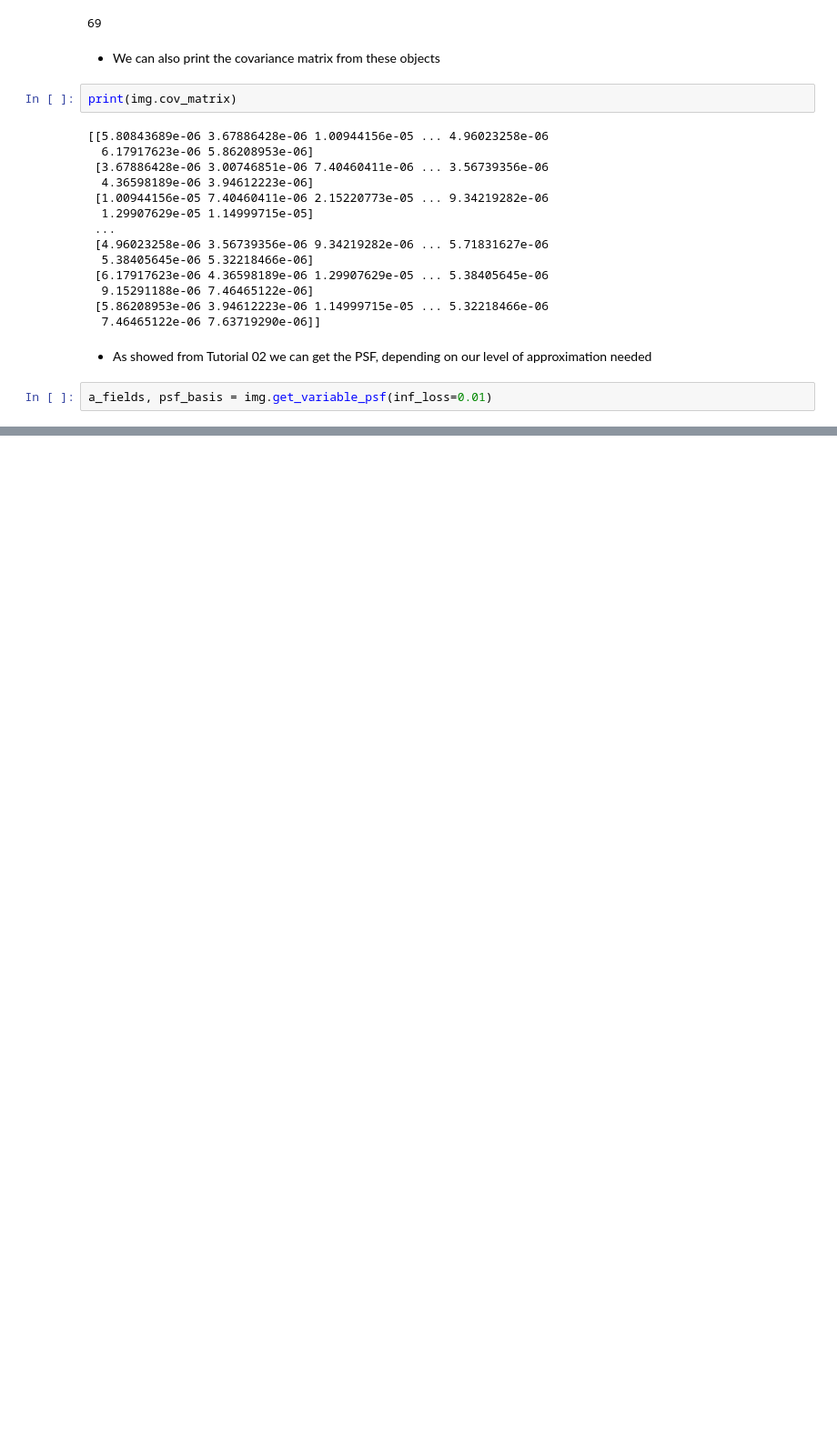
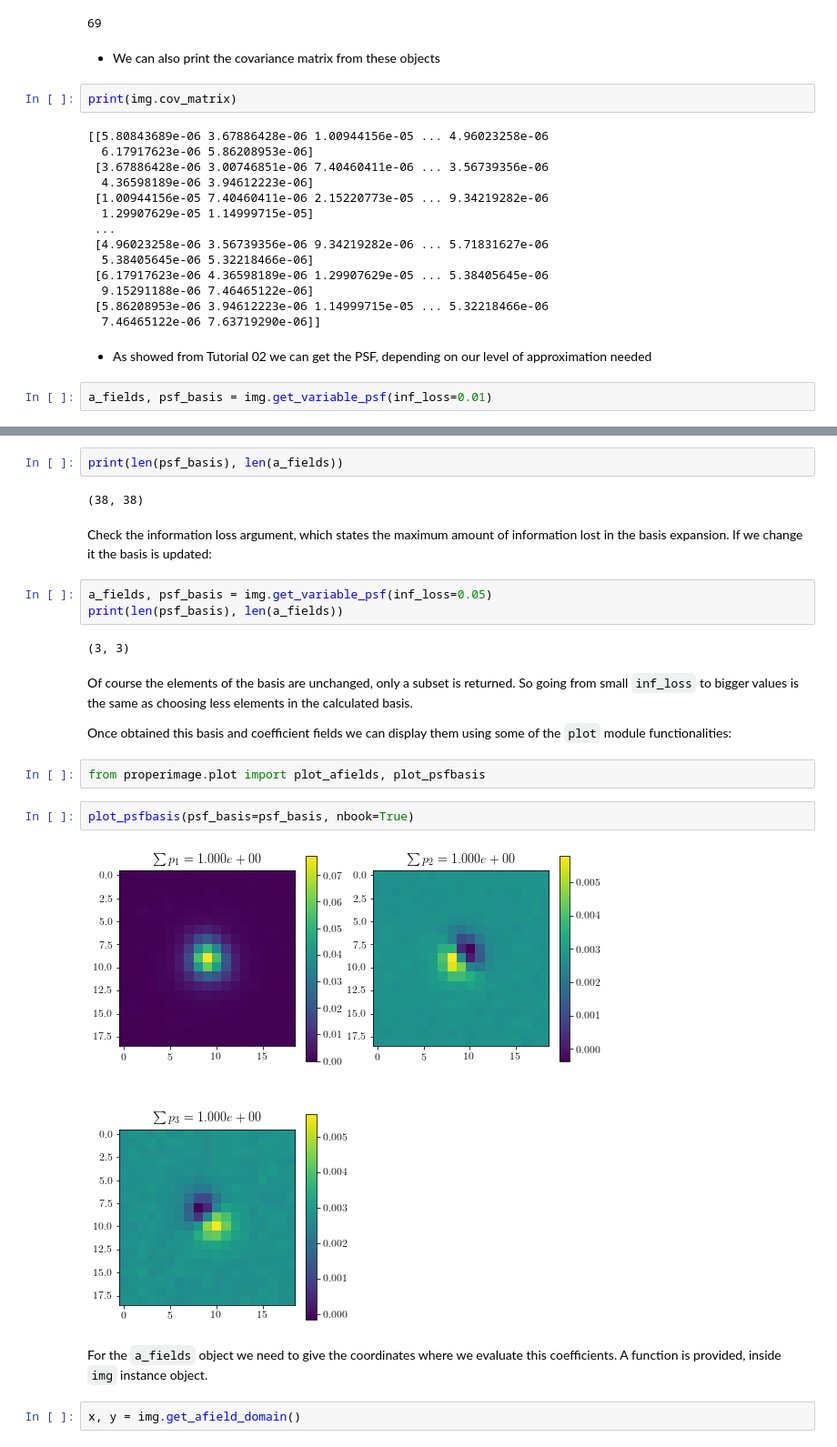
Before and after one commit to quatrope/ProperImage, a Jupyter notebook: docs/source/tutorial/Tutorial03.ipynb, the cells around one changed output, grey strips where cells are left out. Shown at 91% size. Cells and saved outputs as stored; diff of their text form; blank space fills up the shorter version.

```diff
--- a/docs/source/tutorial/Tutorial03.ipynb
+++ b/docs/source/tutorial/Tutorial03.ipynb
@@ -160,0 +158,27 @@ len(a_fields)
+# %%
+print(len(psf_basis), len(a_fields))
+# %% [output]
+(38, 38)
+# %% [markdown]
+Check the information loss argument, which states the maximum amount of information lost in the basis expansion.
+If we change it the basis is updated:
+# %%
+a_fields, psf_basis = img.get_variable_psf(inf_loss=0.05)
+print(len(psf_basis), len(a_fields))
+# %% [output]
+(3, 3)
+# %% [markdown]
+Of course the elements of the basis are unchanged, only a subset is returned. So going from small `inf_loss` to bigger values is the same as choosing less elements in the calculated basis.
+
+Once obtained this basis and coefficient fields we can display them using some of the `plot` module functionalities:
+# %%
+from properimage.plot import plot_afields, plot_psfbasis
+# %%
+plot_psfbasis(psf_basis=psf_basis, nbook=True)
+# %% [output]
+[figure, added]
+# %% [markdown]
+For the `a_fields` object we need to give the coordinates where we evaluate this coefficients.
+A function is provided, inside `img` instance object.
+# %%
+x, y = img.get_afield_domain()
```
Also changed, not shown: parts of 6 cells of this notebook, 1 other file.
